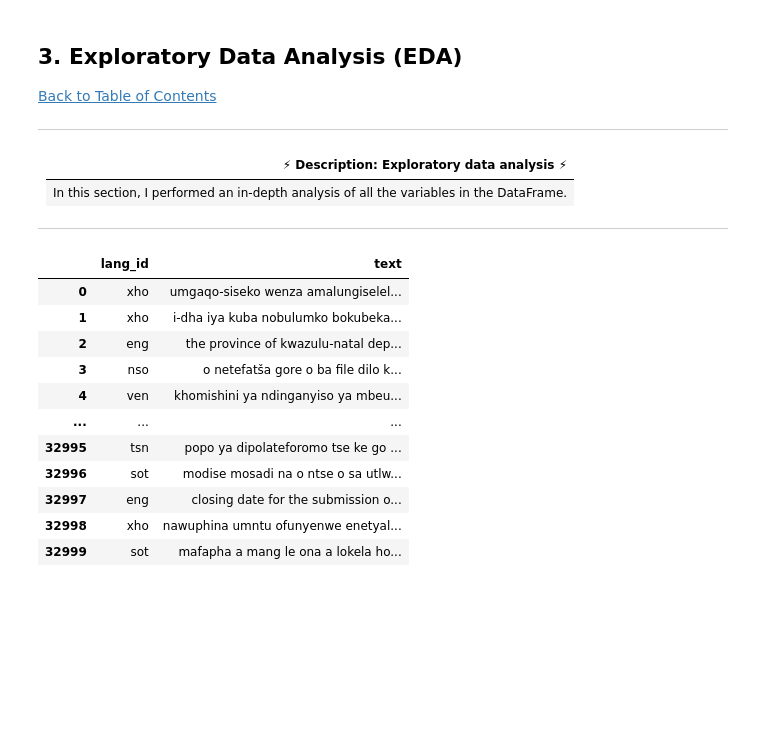
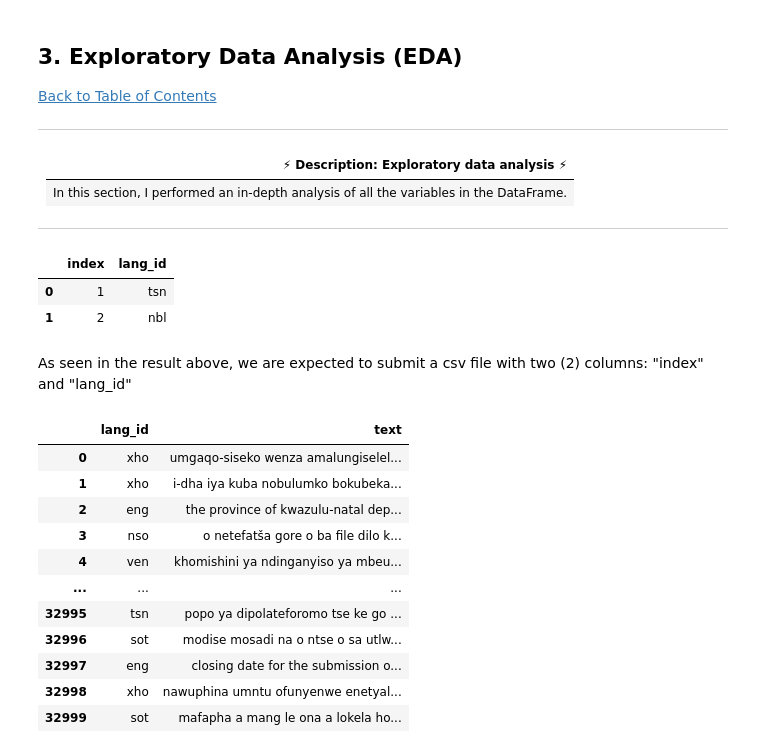
Before and after one commit to JoshOlam/South-African-Language-Identification-Hack-2022, a Jupyter notebook: starter-notebook.ipynb, the cells around one changed output. Cells and saved outputs as stored; diff of their text form; code cells hidden in the pictures; blank space fills up the shorter version.

```diff
--- a/starter-notebook.ipynb
+++ b/starter-notebook.ipynb
@@ -140,6 +140,9 @@ warnings.filterwarnings('ignore')
 df_train = pd.read_csv("train_set.csv") # load the train data
 
 df_test = pd.read_csv("test_set.csv") # load the  test data
+# %%
+#load the sample submission file
+sample_submission = pd.read_csv('sample_submission.csv')
 # %% [markdown]
 <a id="three"></a>
 ## 3. Exploratory Data Analysis (EDA)
@@ -153,6 +156,14 @@ df_test = pd.read_csv("test_set.csv") # load the  test data
 | In this section, I performed an in-depth analysis of all the variables in the DataFrame.|
 
 ---
+# %%
+sample_submission #This is to have an overview of the submission data
+# %% [output]
+|  | index | lang_id |
+| 0 | 1 | tsn |
+| 1 | 2 | nbl |
+# %% [markdown]
+As seen in the result above, we are expected to submit a csv file with two (2) columns: "index" and "lang_id"
 # %%
 df_train #This is to have an overview of the trains data.
 # %% [output]
```
Also changed, not shown: parts of 17 cells of this notebook.
